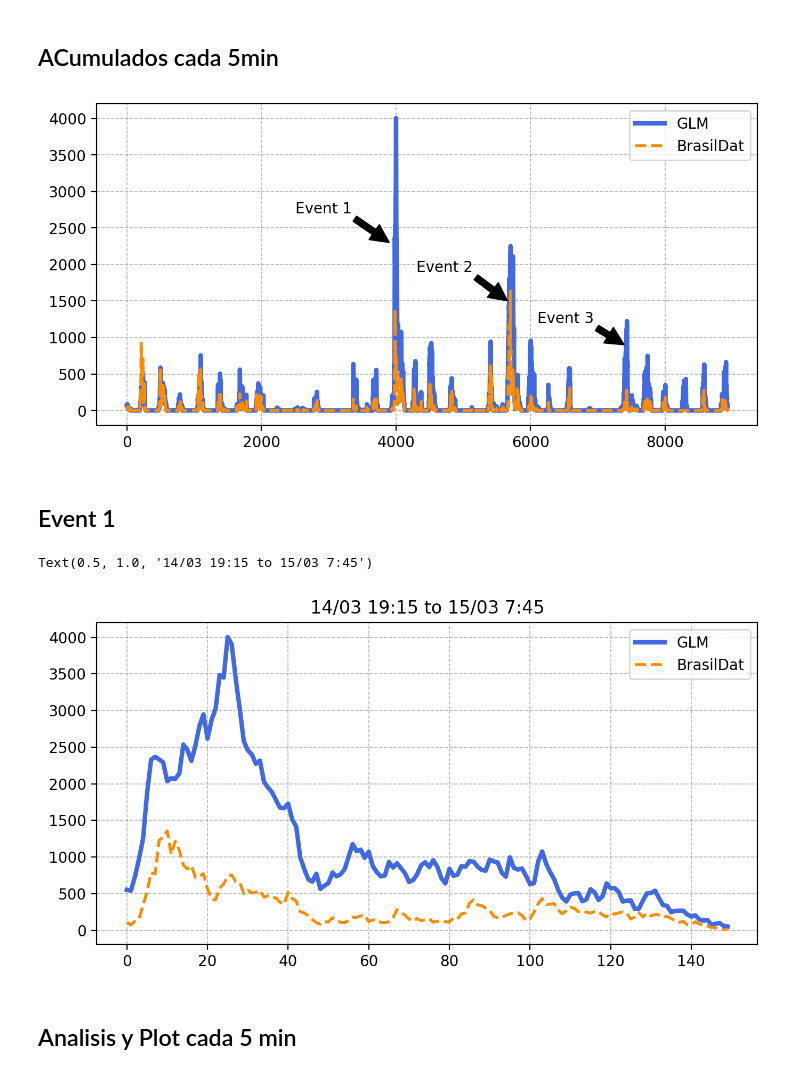
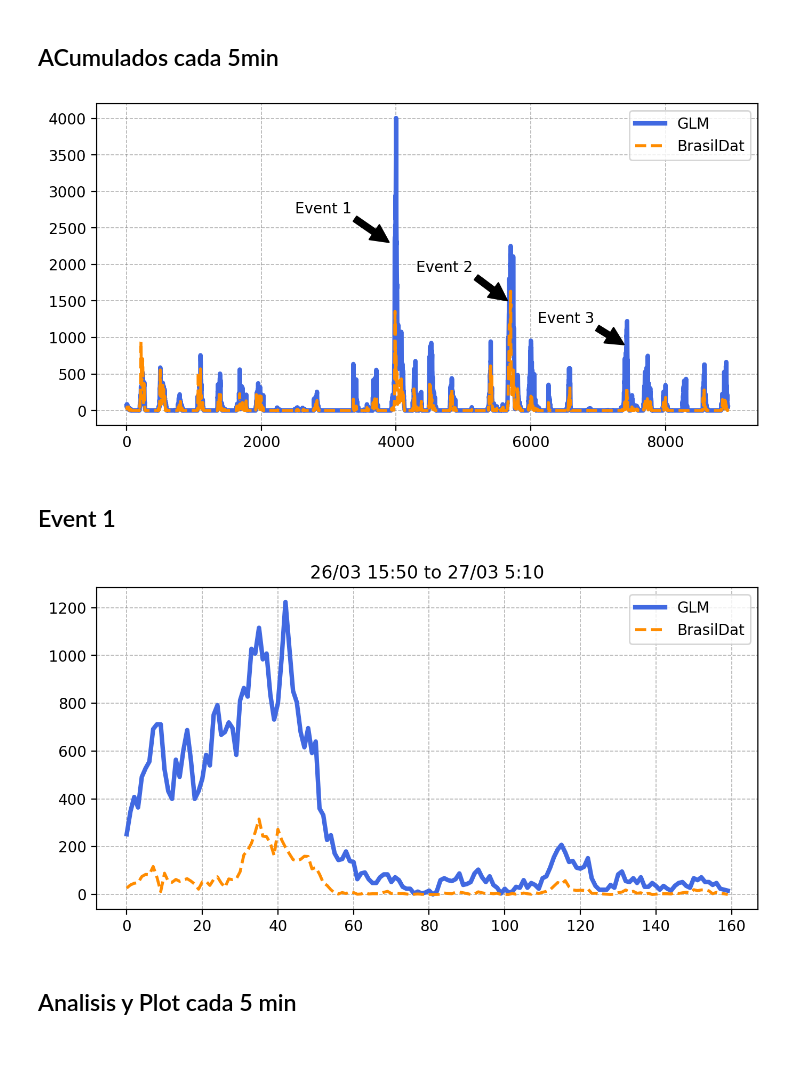
Before and after one commit to mhacarthur/Flash-density, a Jupyter notebook: py/Analysis_Brasildat_GLM.ipynb, the cells around one changed output. Cells and saved outputs as stored; diff of their text form; code cells hidden in the pictures.

```diff
--- a/py/Analysis_Brasildat_GLM.ipynb
+++ b/py/Analysis_Brasildat_GLM.ipynb
@@ -140,7 +140,7 @@ class TaylorDiagram(object):
 filename = '../shape/SaoPaulo_Fixed.shp'
 shape = list(shpreader.Reader(filename).geometries())
 # %%
-Brasildat_dir = '/run/media/arturo/Arturo/Datos/BrasilDat/SP/BrasilDat_2018_03_5min_8kmx8km.nc'
+Brasildat_dir = '/media/arturo/Arturo/Datos/BrasilDat/SP/BrasilDat_2018_03_5min_8kmx8km.nc'
 Brasildat = ca.read_netcdf(Brasildat_dir,2)
 lat = Brasildat['lat']
 lon = Brasildat['lon']
@@ -155,7 +155,7 @@ lon : (45,)
 time : (8928,)
 flash : (8928, 45, 45)
 # %%
-GLM_dir = '/run/media/arturo/Arturo/Datos/GLM/SP/GLM_2018_03_5min_8kmx8km.nc'
+GLM_dir = '/media/arturo/Arturo/Datos/GLM/SP/GLM_2018_03_5min_8kmx8km.nc'
 GLM = ca.read_netcdf(GLM_dir,2)
 flash_G = GLM['flash']
 # %% [output]
@@ -196,8 +196,9 @@ for t in range(nt):
     G_acumm_5min[t] = np.nansum(np.nansum(G_new[t,:,:],axis=0))
 # %%
 fig = plt.figure(figsize=(8,4),dpi=200)
-ax1 = plt.subplot(1,1,1)
+gs = gridspec.GridSpec(1,1)
 
+ax1 = plt.subplot(gs[0, 0])
 ax1.plot(G_acumm_5min,linewidth=3,label='GLM',color='royalblue')
 ax1.plot(B_acumm_5min,linewidth=2,linestyle='--',label='BrasilDat',color='darkorange')
 ax1.legend()
@@ -209,45 +210,44 @@ ax1.annotate('Event 3', xy=(7390,900), xytext=(6100,1200),arrowprops=dict(faceco
 salida = '../fig/GLM_Brasildat_SerieT.jpeg'
 plt.savefig(salida,transparent = False,bbox_inches ='tight',pad_inches = 0.1)
 # %% [output]
-[figure, old version]
+[figure, new version]
 # %% [markdown]
 ## Event 1
 # %%
 # Evento 1
-t_start = 3975
-t_end = 4125
-salida = '../fig/GLM_Brasildat_Evento1_serie_data.jpeg'
+# t_start = 3975
+# t_end = 4125
+# salida = '../fig/GLM_Brasildat_Evento1_serie_data.jpeg'
 
 # Evento 2
 # t_start = 5657
 # t_end = 5850
 # salida = '../fig/GLM_Brasildat_Evento2_serie_data.jpeg'
 
 # Evento 3
-#t_start = 7390
-#t_end = 7550
-#salida = '../fig/GLM_Brasildat_Evento3_serie_data.jpeg'
+t_start = 7390
+t_end = 7550
+salida = '../fig/GLM_Brasildat_Evento3_serie_data.jpeg'
 
 fig = plt.figure(figsize=(8,4),dpi=200)
-ax1 = plt.subplot(1,1,1)
+gs = gridspec.GridSpec(1,1)
 
+ax1 = plt.subplot(gs[0, 0])
 ax1.plot(G_acumm_5min[t_start:t_end],linewidth=3,label='GLM',color='royalblue')
 ax1.plot(B_acumm_5min[t_start:t_end],linewidth=2,linestyle='--',label='BrasilDat',color='darkorange')
 ax1.legend()
 ax1.grid(True,linewidth=0.6,color='gray',alpha=0.6,linestyle='--')
 
 time_t1 = time_B[t_start]
 time_t2 = time_B[t_end]
-
 title_t1 = str(time_t1.day) + '/03 ' + str(time_t1.hour) + ':' + str(time_t1.minute)
 title_t2 = str(time_t2.day) + '/03 ' + str(time_t2.hour) + ':' + str(time_t2.minute)
 
 plt.title(title_t1 + ' to ' + title_t2)
 
-# plt.savefig(salida,transparent = False,bbox_inches ='tight',pad_inches = 0.1)
+plt.savefig(salida,transparent = False,bbox_inches ='tight',pad_inches = 0.1)
 # %% [output]
-Text(0.5, 1.0, '14/03 19:15 to 15/03 7:45')
-[figure, old version]
+[figure, new version]
 # %% [markdown]
 ## Analisis y Plot cada 5 min
 # %%
```
Also changed, not shown: parts of 38 cells of this notebook, 15 other files.
